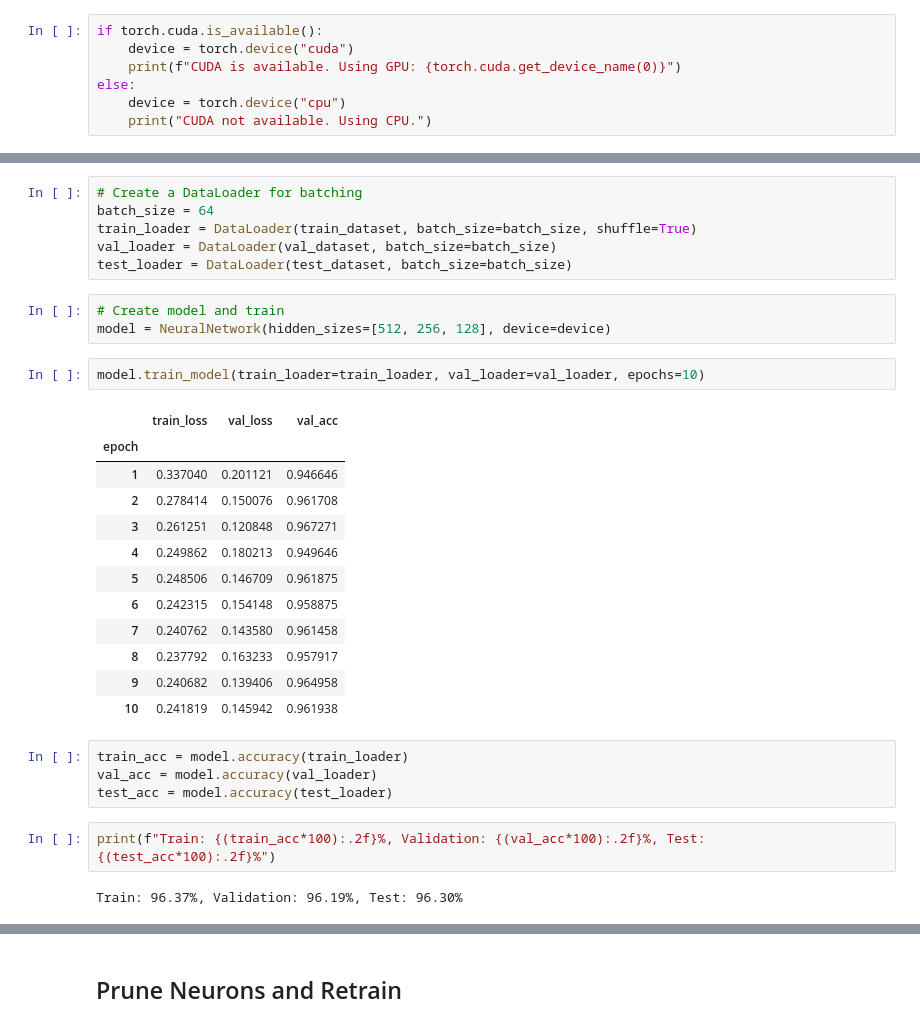
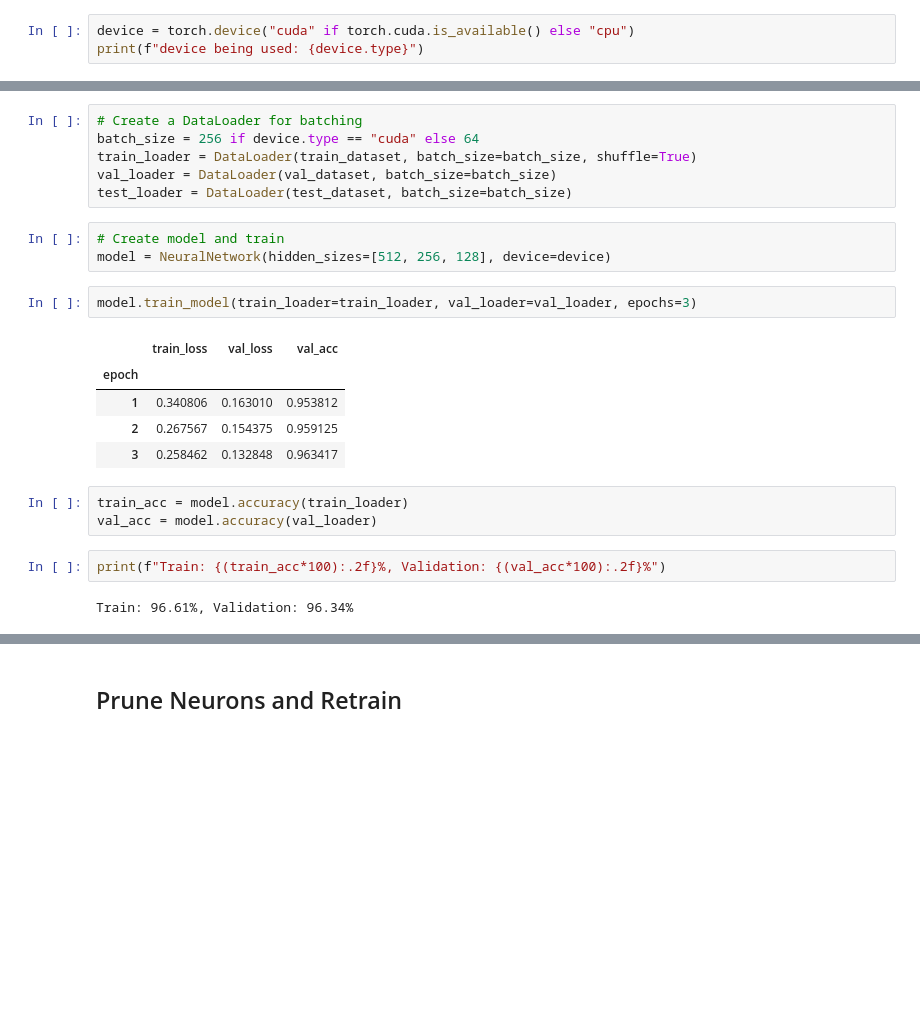
Before and after one commit to Iwe-Coumou/Project-ML, a Jupyter notebook: project.ipynb, the cells around one changed output, grey strips where cells are left out. Drawn from its saved outputs; the diff is of its cells as text; blank space fills up the shorter version.

```diff
--- a/project.ipynb
+++ b/project.ipynb
@@ -14,10 +14,6 @@ import matplotlib.pyplot as plt
 import torch.nn as nn
 import numpy as np
 # %%
-if torch.cuda.is_available():
-    device = torch.device("cuda")
-    print(f"CUDA is available. Using GPU: {torch.cuda.get_device_name(0)}")
-else:
-    device = torch.device("cpu")
-    print("CUDA not available. Using CPU.")
+device = torch.device("cuda" if torch.cuda.is_available() else "cpu")
+print(f"device being used: {device.type}")
 # %% [output]
@@ -52,7 +48,7 @@ print(f"train size: {train_size}, val size: {val_size}, test size: {len(test_dat
 train size: 192000, val size: 48000, test size: 40000
 # %%
 # Create a DataLoader for batching
-batch_size = 64
+batch_size = 256 if device.type == "cuda" else 64
 train_loader = DataLoader(train_dataset, batch_size=batch_size, shuffle=True)
 val_loader = DataLoader(val_dataset, batch_size=batch_size)
 test_loader = DataLoader(test_dataset, batch_size=batch_size)
@@ -60,25 +56,17 @@ test_loader = DataLoader(test_dataset, batch_size=batch_size)
 # Create model and train
 model = NeuralNetwork(hidden_sizes=[512, 256, 128], device=device)
 # %%
-model.train_model(train_loader=train_loader, val_loader=val_loader, epochs=10)
+model.train_model(train_loader=train_loader, val_loader=val_loader, epochs=3)
 # %% [output]
 |  | train_loss | val_loss | val_acc |
 | epoch |  |  |  |
-| 1 | 0.337040 | 0.201121 | 0.946646 |
-| 2 | 0.278414 | 0.150076 | 0.961708 |
-| 3 | 0.261251 | 0.120848 | 0.967271 |
-| 4 | 0.249862 | 0.180213 | 0.949646 |
-| 5 | 0.248506 | 0.146709 | 0.961875 |
-| 6 | 0.242315 | 0.154148 | 0.958875 |
-| 7 | 0.240762 | 0.143580 | 0.961458 |
-| 8 | 0.237792 | 0.163233 | 0.957917 |
-| 9 | 0.240682 | 0.139406 | 0.964958 |
-| 10 | 0.241819 | 0.145942 | 0.961938 |
+| 1 | 0.340806 | 0.163010 | 0.953812 |
+| 2 | 0.267567 | 0.154375 | 0.959125 |
+| 3 | 0.258462 | 0.132848 | 0.963417 |
 # %%
 train_acc = model.accuracy(train_loader)
 val_acc = model.accuracy(val_loader)
-test_acc = model.accuracy(test_loader)
 # %%
-print(f"Train: {(train_acc*100):.2f}%, Validation: {(val_acc*100):.2f}%, Test: {(test_acc*100):.2f}%")
+print(f"Train: {(train_acc*100):.2f}%, Validation: {(val_acc*100):.2f}%")
 # %% [output]
-Train: 96.37%, Validation: 96.19%, Test: 96.30%
+Train: 96.61%, Validation: 96.34%
```
Also changed, not shown: parts of 20 cells of this notebook, 2 other files.
